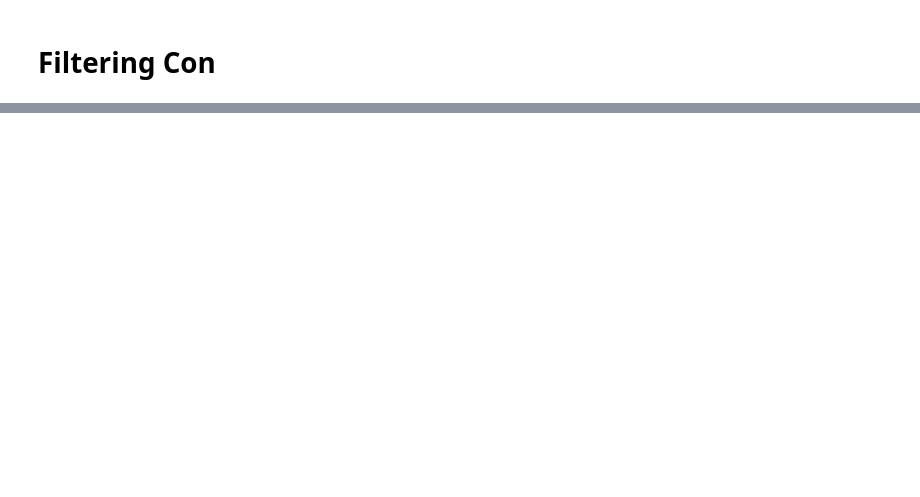
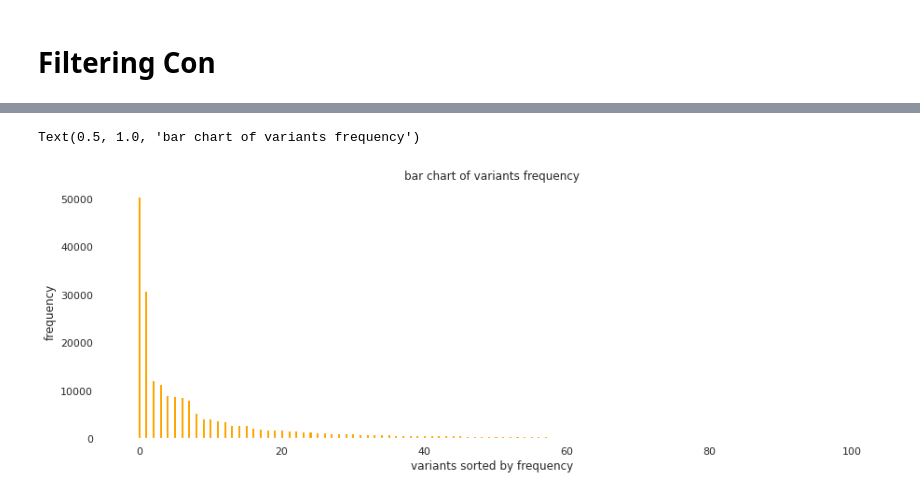
Before and after one commit to MoritzHaw/BPI2019_Colabatory, a Jupyter notebook: HandleData.ipynb, the cells around one changed output, grey strips where cells are left out. Drawn from its saved outputs; the diff is of its cells as text; code cells hidden in the pictures; blank space fills up the shorter version.

```diff
--- a/HandleData.ipynb
+++ b/HandleData.ipynb
@@ -350,0 +411,6 @@ df_IVaGR.value_counts('case:doc:type')
+# %%
+# count variants
+
+from pm4py.statistics.traces.generic.log import case_statistics
+variants_count = case_statistics.get_variant_statistics(event_log)
+variants_count = sorted(variants_count, key=lambda x: x['count'], reverse=True)
@@ -350,0 +425,30 @@ df_IVaGR.value_counts('case:doc:type')
+# %%
+import math
+# Prepare the dimensions to plot
+# Put variants and counts into lists of prefered length
+
+variant = log_csv_variants.head(100).index
+frequency = log_csv_variants['count'].head(100)
+# return a list of log values from a list
+#frequency_log = [math.log(i, 2) for i in frequency]
+#print(frequency)
+#print(frequency_log)
+
+# Plot the histogram of the frequencies
+
+fig = plt.figure(figsize = (15, 5))
+
+# creating the bar plot
+plt.bar(variant, frequency, color ='orange',
+        width = 0.4)
+
+plt.xlabel("variants sorted by frequency")
+plt.ylabel("frequency")
+plt.title("bar chart of variants frequency")
+#plt.show()
+
+# Convert the string of activites in a variant to a list
+#print(String2List(variants_df['variant'][2],","))
+# %% [output]
+Text(0.5, 1.0, 'bar chart of variants frequency')
+[figure, added]
```
Also changed, not shown: parts of 30 cells of this notebook.
